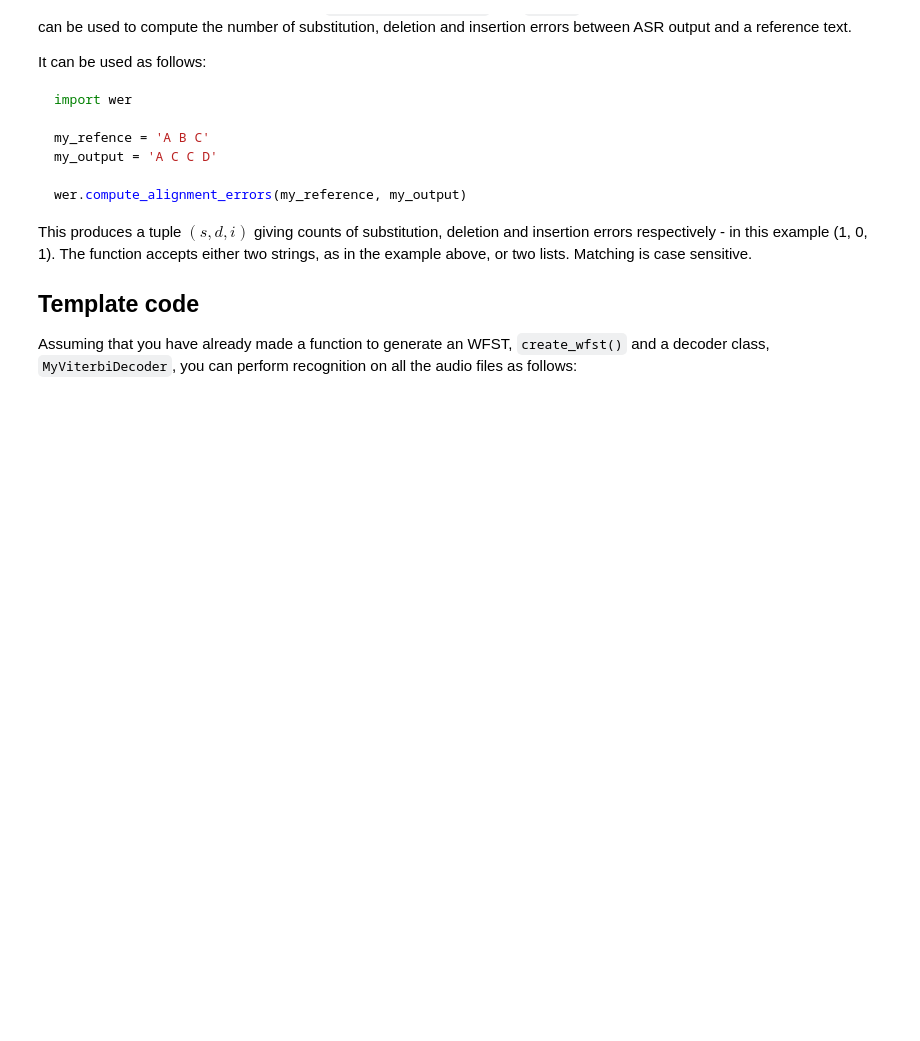
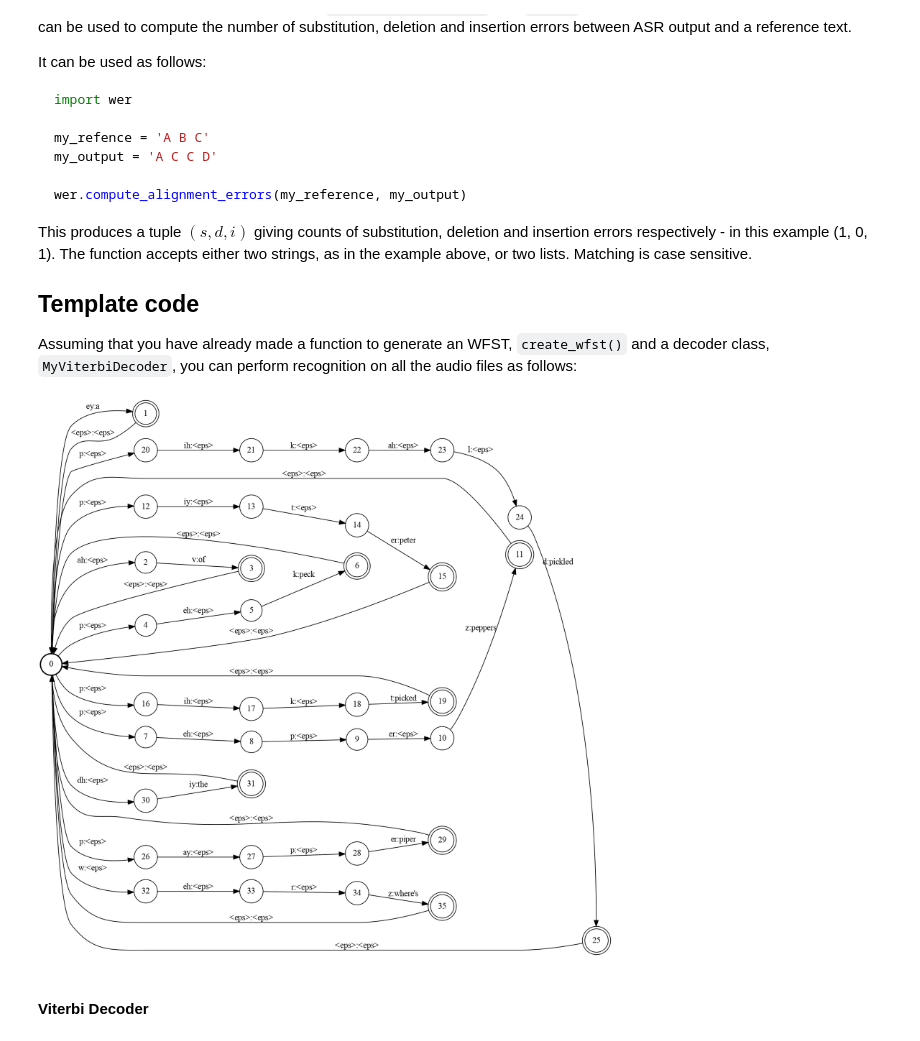
Before and after one commit to ZhaoZeyu1995/asr_assignment, a Jupyter notebook: assignment.ipynb, the cells around one changed output. Drawn from its saved outputs; the diff is of its cells as text; code cells hidden in the pictures; blank space fills up the shorter version.

```diff
--- a/assignment.ipynb
+++ b/assignment.ipynb
@@ -24,3 +24,62 @@ deletion and insertion errors respectively - in this example (1, 0, 1).  The fun
 ## Template code
 
 Assuming that you have already made a function to generate an WFST, `create_wfst()` and a decoder class, `MyViterbiDecoder`, you can perform recognition on all the audio files as follows:
+# %%
+def display_fst(f):
+    from subprocess import check_call
+    from IPython.display import Image
+    f.draw('tmp.dot', portrait=True)
+    check_call(['dot','-Tpng','-Gdpi=200','tmp.dot','-o','tmp.png'])
+    return Image(filename='tmp.png')
+# %%
+import openfst_python as fst
+import math
+from helper_functions import parse_lexicon, generate_symbol_tables
+
+lex = parse_lexicon('lexicon.txt')
+word_table, phone_table, state_table = generate_symbol_tables(lex)  # we won't use state_table in this lab
+
+def generate_L_wfst(lex):
+    """ Express the lexicon in WFST form
+
+    Args:
+        lexicon (dict): lexicon to use, created from the parse_lexicon() function
+
+    Returns:
+        the constructed lexicon WFST
+
+    """
+    L = fst.Fst()
+
+    # create a single start state
+    start_state = L.add_state()
+    L.set_start(start_state)
+
+    for (word, pron) in lex.items():
+
+        current_state = start_state
+        for (i,phone) in enumerate(pron):
+            next_state = L.add_state()
+
+            if i == len(pron)-1:
+                # add word output symbol on the final arc
+                L.add_arc(current_state, fst.Arc(phone_table.find(phone), \
+                                                 word_table.find(word), None, next_state))
+            else:
+                L.add_arc(current_state, fst.Arc(phone_table.find(phone),0, None, next_state))
+
+            current_state = next_state
+
+        L.set_final(current_state)
+        L.add_arc(current_state, fst.Arc(0, 0, None, start_state))
+
+    L.set_input_symbols(phone_table)
+    L.set_output_symbols(word_table)
+
+    return L
+
+L = generate_L_wfst(lex)
+L.arcsort();
+display_fst(L)
+# %% [output]
+[figure, added]
@@ -26,0 +218,2 @@ Assuming that you have already made a function to generate an WFST, `create_wfst
+# %% [markdown]
+#### Viterbi Decoder
```
Also changed, not shown: parts of 6 cells of this notebook.
